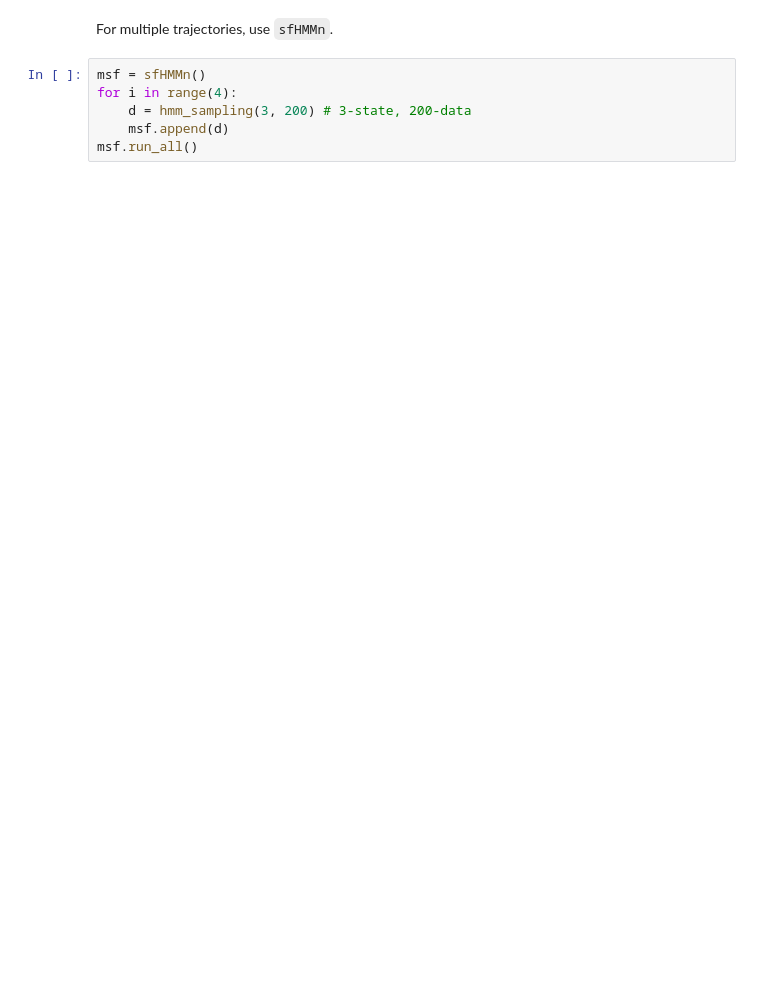
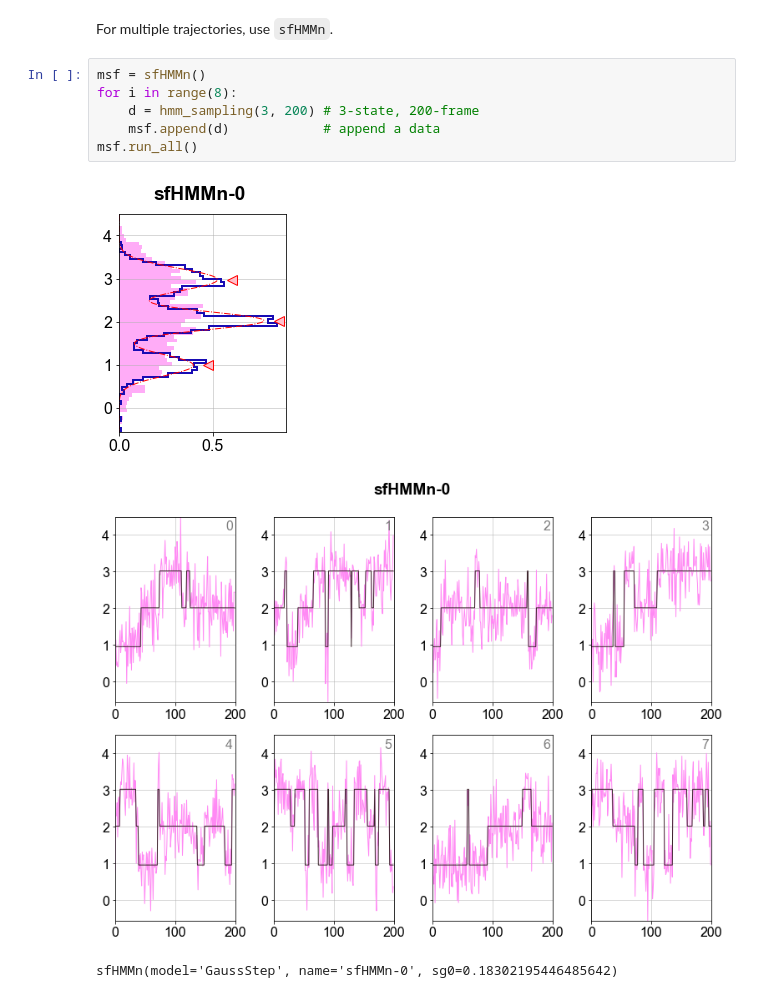
Before and after one commit to hanjinliu/sfHMM, a Jupyter notebook: example.ipynb, the cells around one changed output. Cells and saved outputs as stored; diff of their text form; blank space fills up the shorter version.

```diff
--- a/example.ipynb
+++ b/example.ipynb
@@ -15,8 +30,12 @@ sf.run_all()
 For multiple trajectories, use `sfHMMn`.
 # %%
 msf = sfHMMn()
-for i in range(4):
-    d = hmm_sampling(3, 200) # 3-state, 200-data
-    msf.append(d)
+for i in range(8):
+    d = hmm_sampling(3, 200) # 3-state, 200-frame
+    msf.append(d)            # append a data
 msf.run_all()
+# %% [output]
+[figure, added]
+[figure, added]
+sfHMMn(model='GaussStep', name='sfHMMn-0', sg0=0.18302195446485642)
 # %% [markdown]
```
Also changed, not shown: parts of 20 cells of this notebook, 7 other files.
